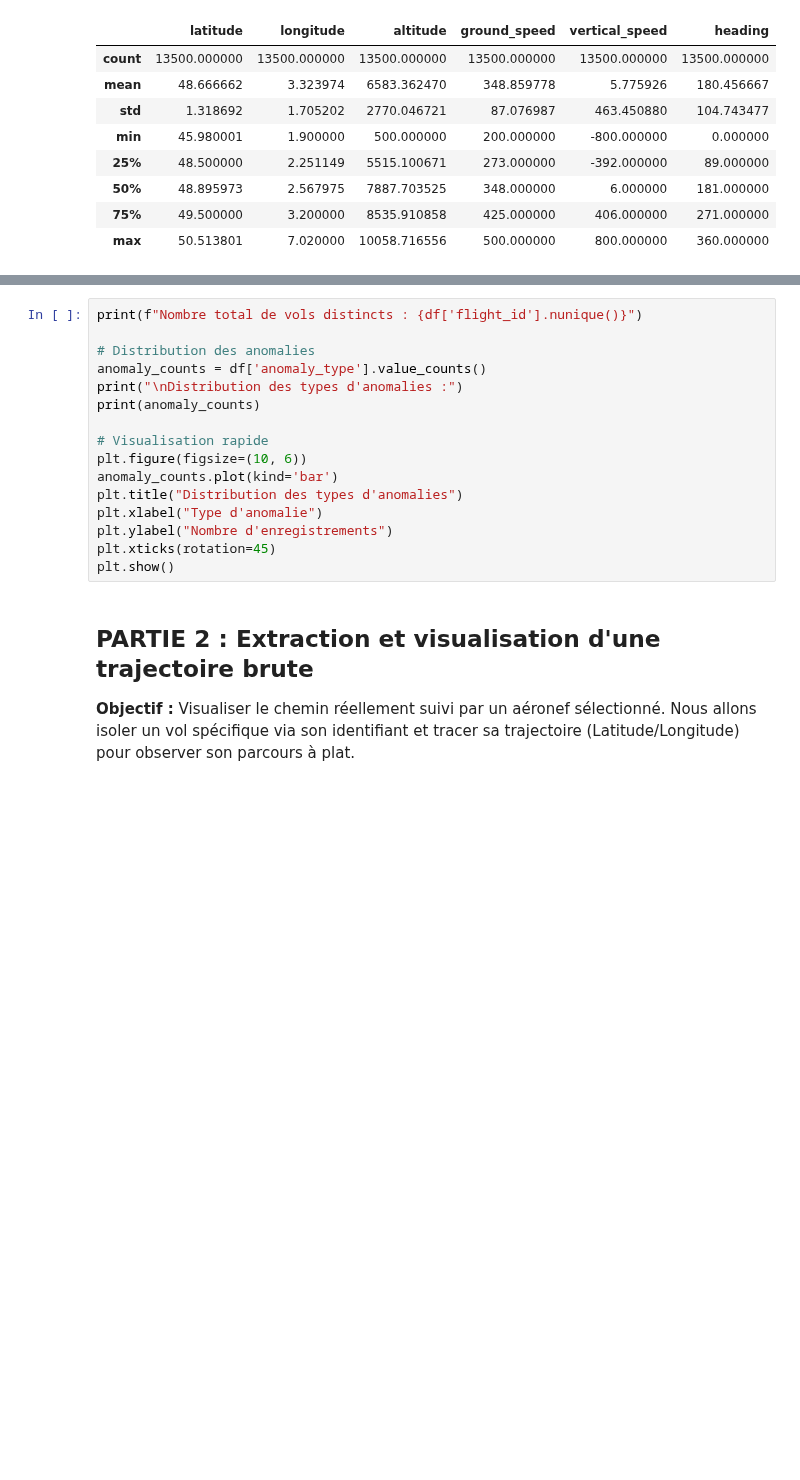
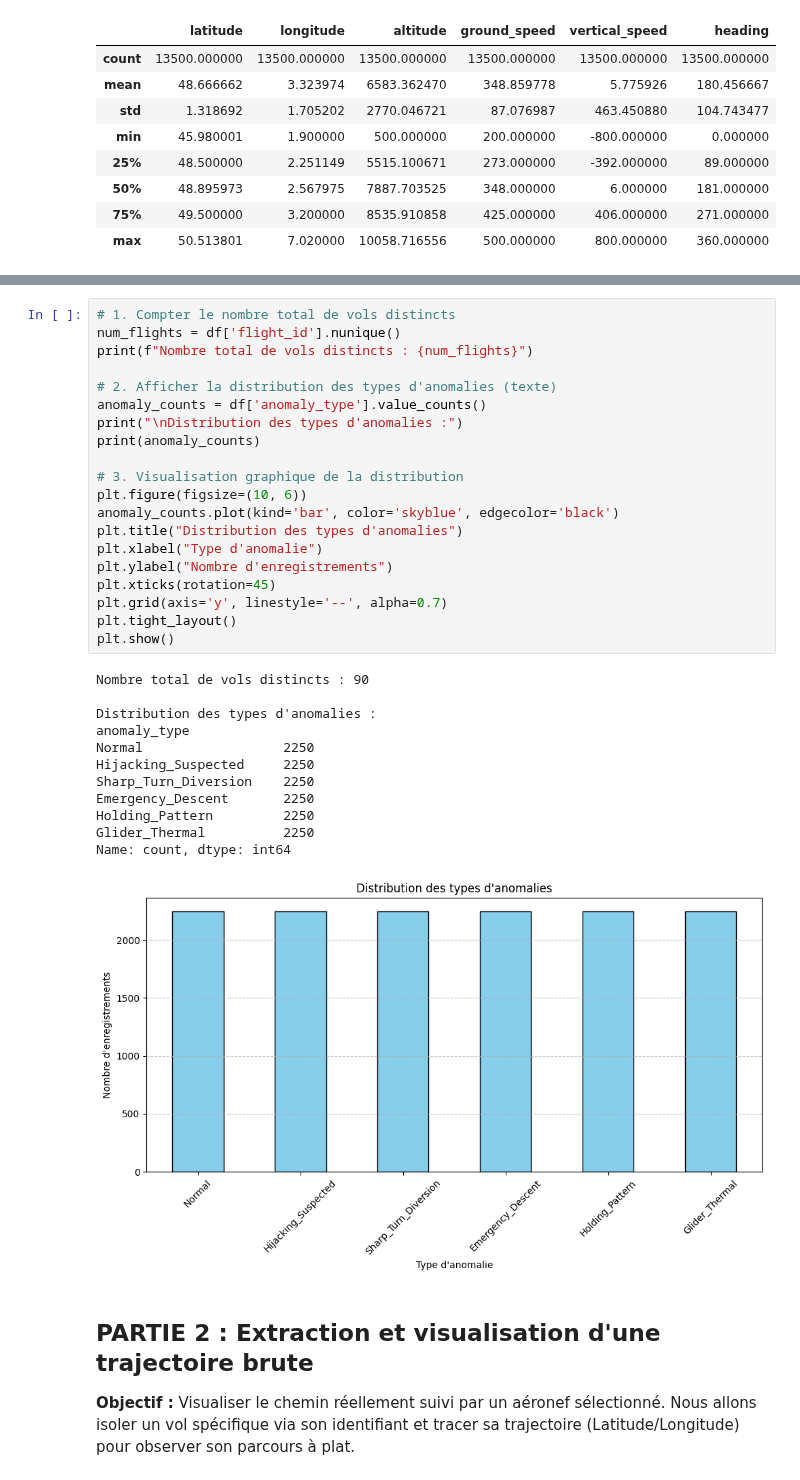
Before and after one commit to MGentieu/Data_analytics_aircraft_messages, a Jupyter notebook: TP4/GENTIEU_GOUESSE_TP4.ipynb, the cells around one changed output, grey strips where cells are left out. Drawn from its saved outputs; the diff is of its cells as text; blank space fills up the shorter version.

```diff
--- a/TP4/GENTIEU_GOUESSE_TP4.ipynb
+++ b/TP4/GENTIEU_GOUESSE_TP4.ipynb
@@ -132,19 +139,36 @@ df.head()
 # %%
-print(f"Nombre total de vols distincts : {df['flight_id'].nunique()}")
+# 1. Compter le nombre total de vols distincts
+num_flights = df['flight_id'].nunique()
+print(f"Nombre total de vols distincts : {num_flights}")
 
-# Distribution des anomalies
+# 2. Afficher la distribution des types d'anomalies (texte)
 anomaly_counts = df['anomaly_type'].value_counts()
 print("\nDistribution des types d'anomalies :")
 print(anomaly_counts)
 
-# Visualisation rapide
+# 3. Visualisation graphique de la distribution
 plt.figure(figsize=(10, 6))
-anomaly_counts.plot(kind='bar')
+anomaly_counts.plot(kind='bar', color='skyblue', edgecolor='black')
 plt.title("Distribution des types d'anomalies")
 plt.xlabel("Type d'anomalie")
 plt.ylabel("Nombre d'enregistrements")
 plt.xticks(rotation=45)
+plt.grid(axis='y', linestyle='--', alpha=0.7)
+plt.tight_layout()
 plt.show()
+# %% [output]
+Nombre total de vols distincts : 90
+
+Distribution des types d'anomalies :
+anomaly_type
+Normal                  2250
+Hijacking_Suspected     2250
+Sharp_Turn_Diversion    2250
+Emergency_Descent       2250
+Holding_Pattern         2250
+Glider_Thermal          2250
+Name: count, dtype: int64
+[figure, added]
 # %% [markdown]
 ## PARTIE 2 : Extraction et visualisation d'une trajectoire brute
 
```
Also changed, not shown: parts of 5 cells of this notebook.
